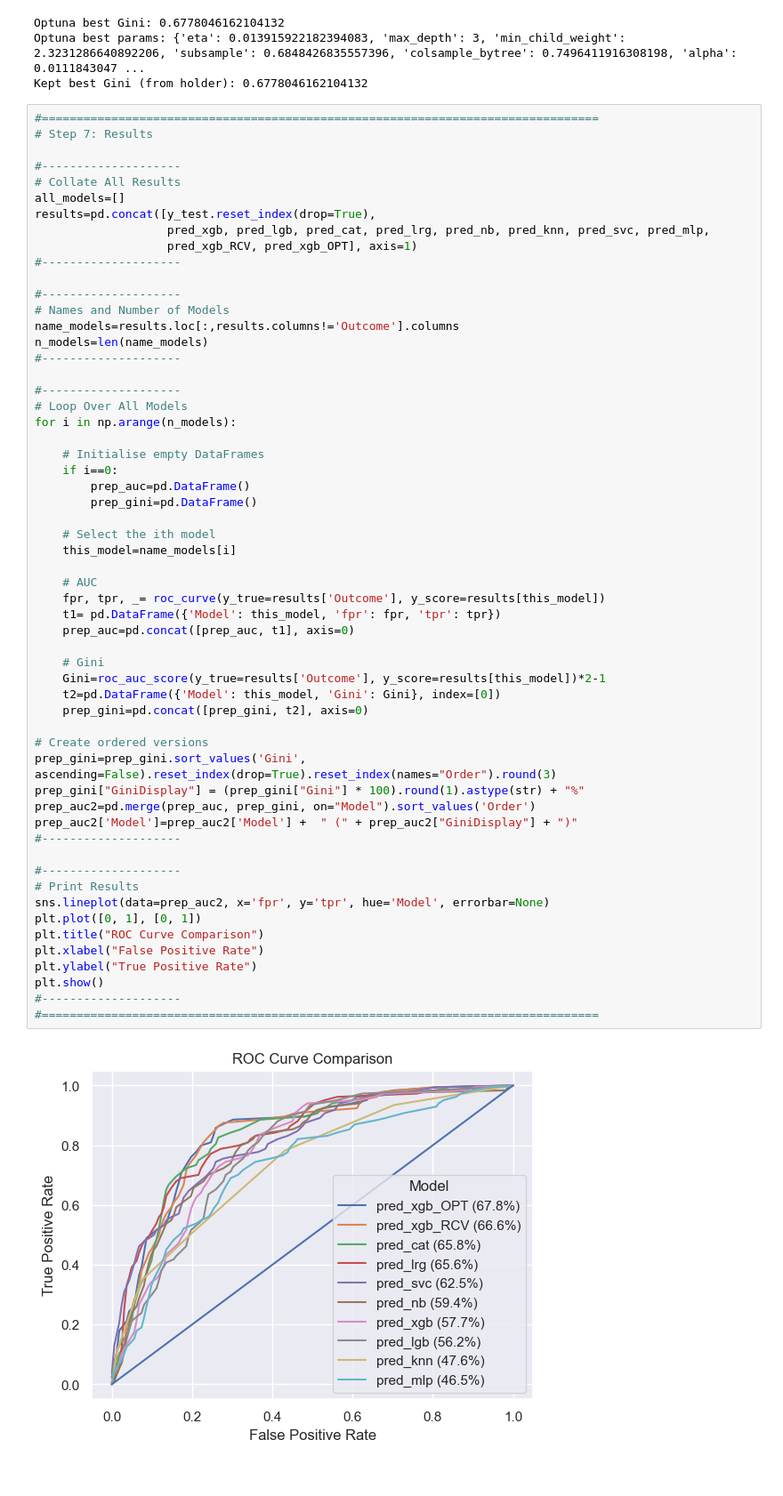
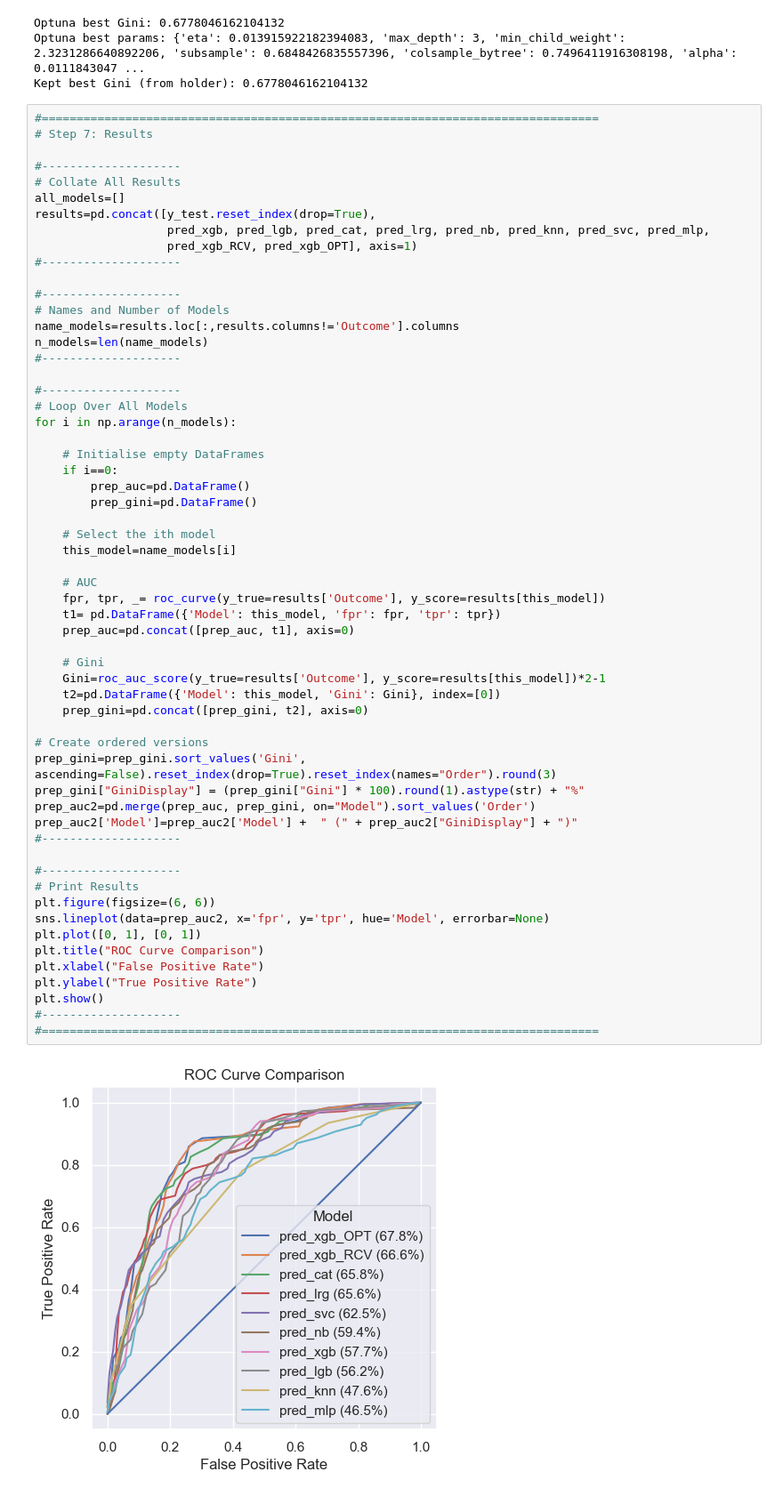
Before and after one commit to MarkThackham/MarkThackham.github.io, a Jupyter notebook: Portfolio/machine-learning/pima-indians/machine-learning-pima-indians.ipynb, the cells around one changed output. Shown at 89% size. Drawn from its saved outputs; the diff is of its cells as text.

```diff
--- a/Portfolio/machine-learning/pima-indians/machine-learning-pima-indians.ipynb
+++ b/Portfolio/machine-learning/pima-indians/machine-learning-pima-indians.ipynb
@@ -492,31 +492,32 @@ for i in np.arange(n_models):
     this_model=name_models[i]
 
     # AUC
     fpr, tpr, _= roc_curve(y_true=results['Outcome'], y_score=results[this_model])
     t1= pd.DataFrame({'Model': this_model, 'fpr': fpr, 'tpr': tpr})
     prep_auc=pd.concat([prep_auc, t1], axis=0)
 
     # Gini
     Gini=roc_auc_score(y_true=results['Outcome'], y_score=results[this_model])*2-1
     t2=pd.DataFrame({'Model': this_model, 'Gini': Gini}, index=[0])
     prep_gini=pd.concat([prep_gini, t2], axis=0)
 
 # Create ordered versions
 prep_gini=prep_gini.sort_values('Gini', ascending=False).reset_index(drop=True).reset_index(names="Order").round(3)
 prep_gini["GiniDisplay"] = (prep_gini["Gini"] * 100).round(1).astype(str) + "%"
 prep_auc2=pd.merge(prep_auc, prep_gini, on="Model").sort_values('Order')
 prep_auc2['Model']=prep_auc2['Model'] +  " (" + prep_auc2["GiniDisplay"] + ")"
 #--------------------
 
 #--------------------
 # Print Results
+plt.figure(figsize=(6, 6))
 sns.lineplot(data=prep_auc2, x='fpr', y='tpr', hue='Model', errorbar=None)
 plt.plot([0, 1], [0, 1])
 plt.title("ROC Curve Comparison")
 plt.xlabel("False Positive Rate")
 plt.ylabel("True Positive Rate")
 plt.show()
 #--------------------
 #================================================================================
 # %% [output]
-[figure, old version]
+[figure, new version]
```
Also changed, not shown: 1 other file.
